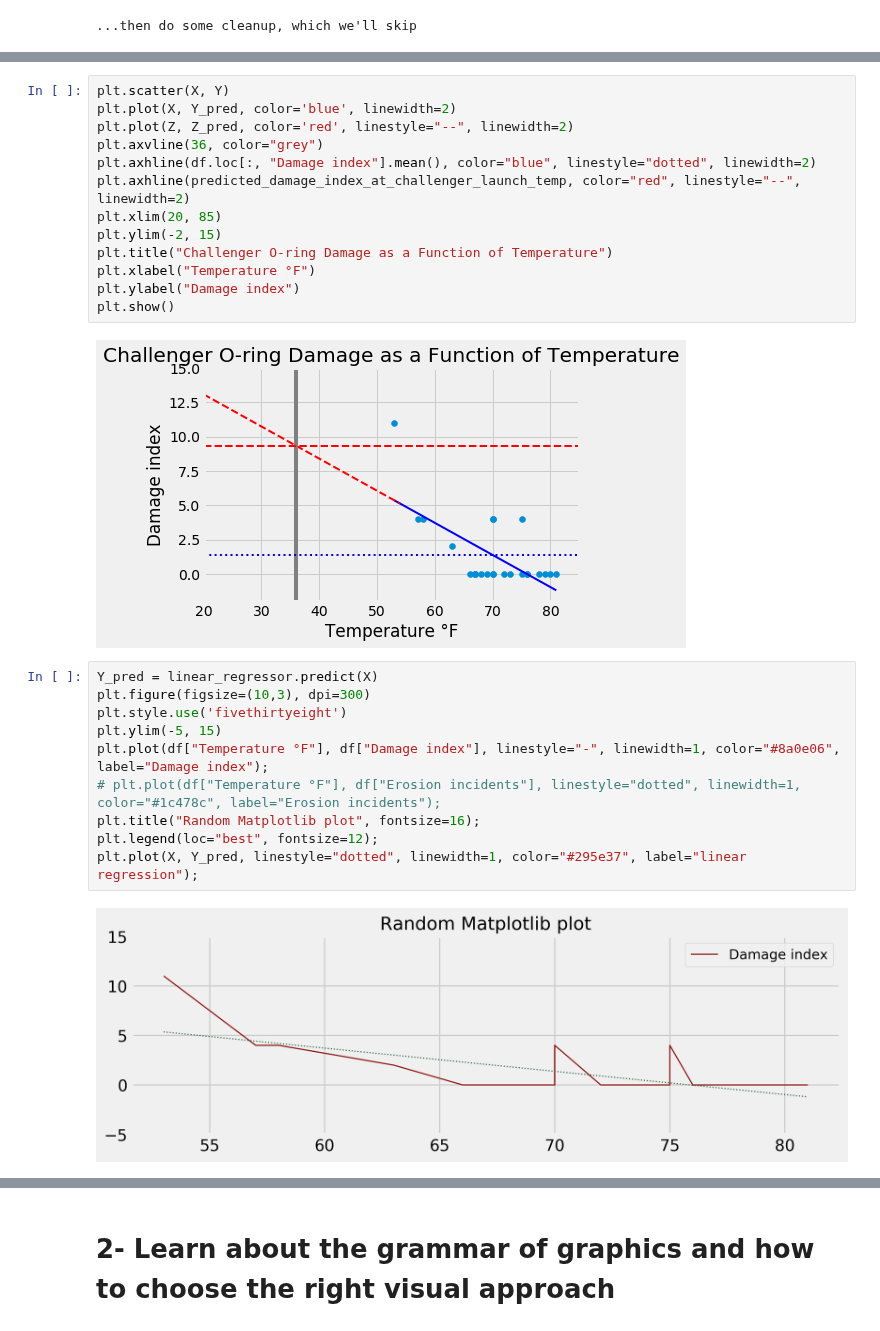
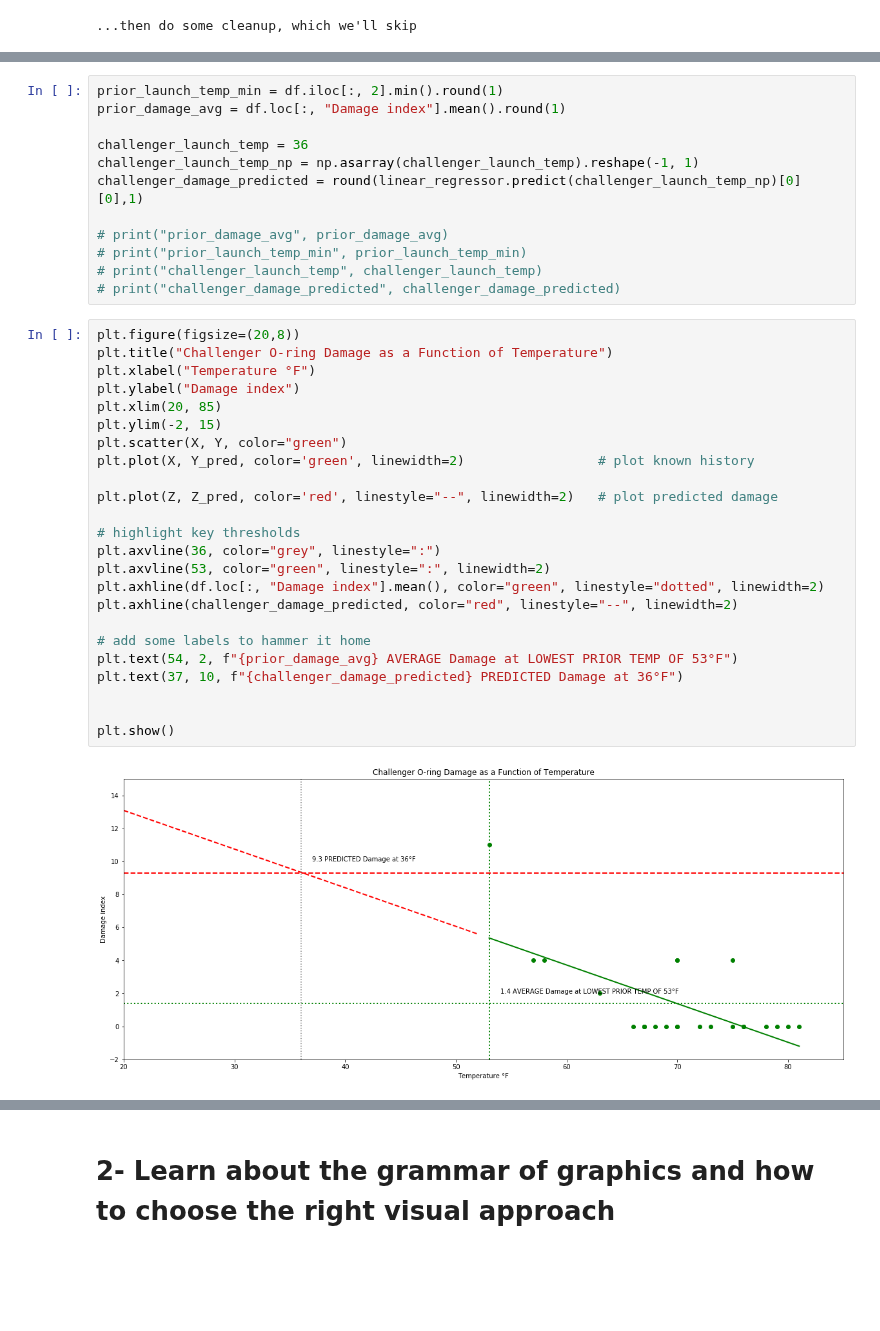
Before and after one commit to surfaceowl-ai/python_visualizations, a Jupyter notebook: notebooks/00_effective_visualizations.ipynb, the cells around one changed output, grey strips where cells are left out. Saved outputs shown, nothing was run; the diff lists cells and outputs as text; blank space fills up the shorter version.

```diff
--- a/notebooks/00_effective_visualizations.ipynb
+++ b/notebooks/00_effective_visualizations.ipynb
@@ -294,27 +292,38 @@ print(predicted_damage_index_at_challenger_launch_temp)
-# %%
-plt.scatter(X, Y)
-plt.plot(X, Y_pred, color='blue', linewidth=2)
-plt.plot(Z, Z_pred, color='red', linestyle="--", linewidth=2)
-plt.axvline(36, color="grey")
-plt.axhline(df.loc[:, "Damage index"].mean(), color="blue", linestyle="dotted", linewidth=2)
-plt.axhline(predicted_damage_index_at_challenger_launch_temp, color="red", linestyle="--", linewidth=2)
-plt.xlim(20, 85)
-plt.ylim(-2, 15)
-plt.title("Challenger O-ring Damage as a Function of Temperature")
-plt.xlabel("Temperature °F")
-plt.ylabel("Damage index")
-plt.show()
-# %% [output]
-[figure, removed]
-# %%
-Y_pred = linear_regressor.predict(X)
-plt.figure(figsize=(10,3), dpi=300)
-plt.style.use('fivethirtyeight')
-plt.ylim(-5, 15)
-plt.plot(df["Temperature °F"], df["Damage index"], linestyle="-", linewidth=1, color="#8a0e06", label="Damage index");
-# plt.plot(df["Temperature °F"], df["Erosion incidents"], linestyle="dotted", linewidth=1, color="#1c478c", label="Erosion incidents");
-plt.title("Random Matplotlib plot", fontsize=16);
-plt.legend(loc="best", fontsize=12);
-plt.plot(X, Y_pred, linestyle="dotted", linewidth=1, color="#295e37", label="linear regression");
-# %% [output]
-[figure, removed]
+# %%
+prior_launch_temp_min = df.iloc[:, 2].min().round(1)
+prior_damage_avg = df.loc[:, "Damage index"].mean().round(1)
+
+challenger_launch_temp = 36
+challenger_launch_temp_np = np.asarray(challenger_launch_temp).reshape(-1, 1)
+challenger_damage_predicted = round(linear_regressor.predict(challenger_launch_temp_np)[0][0],1)
+
+# print("prior_damage_avg", prior_damage_avg)
+# print("prior_launch_temp_min", prior_launch_temp_min)
+# print("challenger_launch_temp", challenger_launch_temp)
+# print("challenger_damage_predicted", challenger_damage_predicted)
+# %%
+plt.figure(figsize=(20,8))
+plt.title("Challenger O-ring Damage as a Function of Temperature")
+plt.xlabel("Temperature °F")
+plt.ylabel("Damage index")
+plt.xlim(20, 85)
+plt.ylim(-2, 15)
+plt.scatter(X, Y, color="green")
+plt.plot(X, Y_pred, color='green', linewidth=2)                 # plot known history
+
+plt.plot(Z, Z_pred, color='red', linestyle="--", linewidth=2)   # plot predicted damage
+
+# highlight key thresholds
+plt.axvline(36, color="grey", linestyle=":")
+plt.axvline(53, color="green", linestyle=":", linewidth=2)
+plt.axhline(df.loc[:, "Damage index"].mean(), color="green", linestyle="dotted", linewidth=2)
+plt.axhline(challenger_damage_predicted, color="red", linestyle="--", linewidth=2)
+
+# add some labels to hammer it home
+plt.text(54, 2, f"{prior_damage_avg} AVERAGE Damage at LOWEST PRIOR TEMP OF 53°F")
+plt.text(37, 10, f"{challenger_damage_predicted} PREDICTED Damage at 36°F")
+
+
+plt.show()
+# %% [output]
+[figure, added]
```
Also changed, not shown: parts of 15 cells of this notebook, 4 other files.
